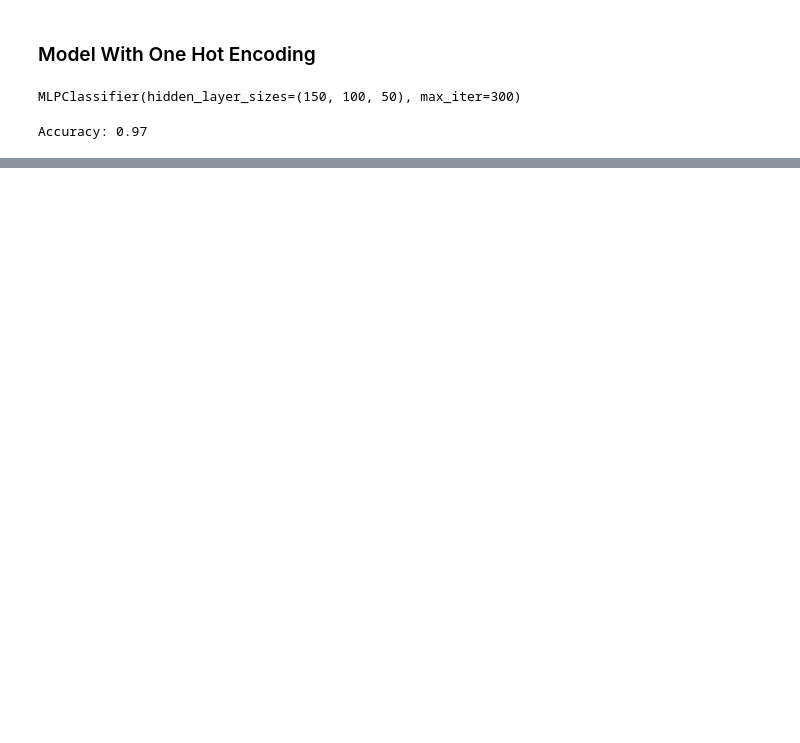
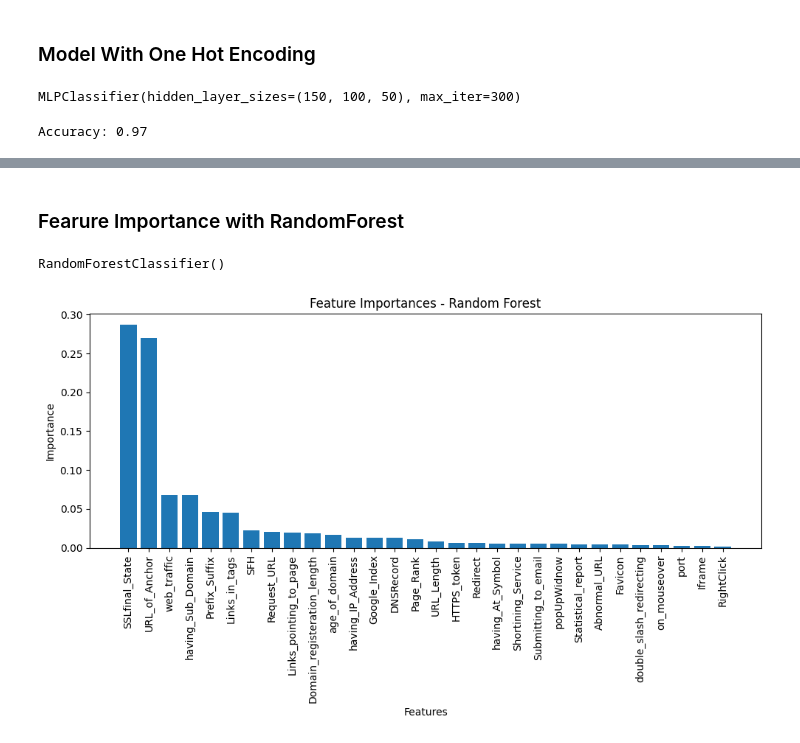
Before and after one commit to vsuraj25/Phishing-Domain-Detection, a Jupyter notebook: research/model_training.ipynb, the cells around one changed output, grey strips where cells are left out. Saved outputs shown, nothing was run; the diff lists cells and outputs as text; code cells hidden in the pictures; blank space fills up the shorter version.

Commit message:
Reseach - Model Training Updated

```diff
--- a/research/model_training.ipynb
+++ b/research/model_training.ipynb
@@ -310,0 +337,2 @@ cm_display.plot()
+# %% [markdown]
+### Fearure Importance with RandomForest
@@ -310,0 +341,26 @@ cm_display.plot()
+# %%
+rfc  = RandomForestClassifier()
+# %%
+rfc.fit(x_train, y_train)
+# %% [output]
+RandomForestClassifier()
+# %%
+importance = rfc.feature_importances_
+# %%
+# Get feature names from the dataset
+feature_names = x_train.columns  # Replace with your actual feature names
+
+# Sort feature importances in descending order
+indices = np.argsort(importance)[::-1]
+
+# Plot the feature importances
+plt.figure(figsize=(10, 6))
+plt.title("Feature Importances - Random Forest")
+plt.bar(range(x_train.shape[1]), importance[indices], align="center")
+plt.xticks(range(x_train.shape[1]), feature_names[indices], rotation=90)
+plt.xlabel("Features")
+plt.ylabel("Importance")
+plt.tight_layout()
+plt.show()
+# %% [output]
+[figure, added]
```
Also changed, not shown: parts of 12 cells of this notebook, 8 other files.
